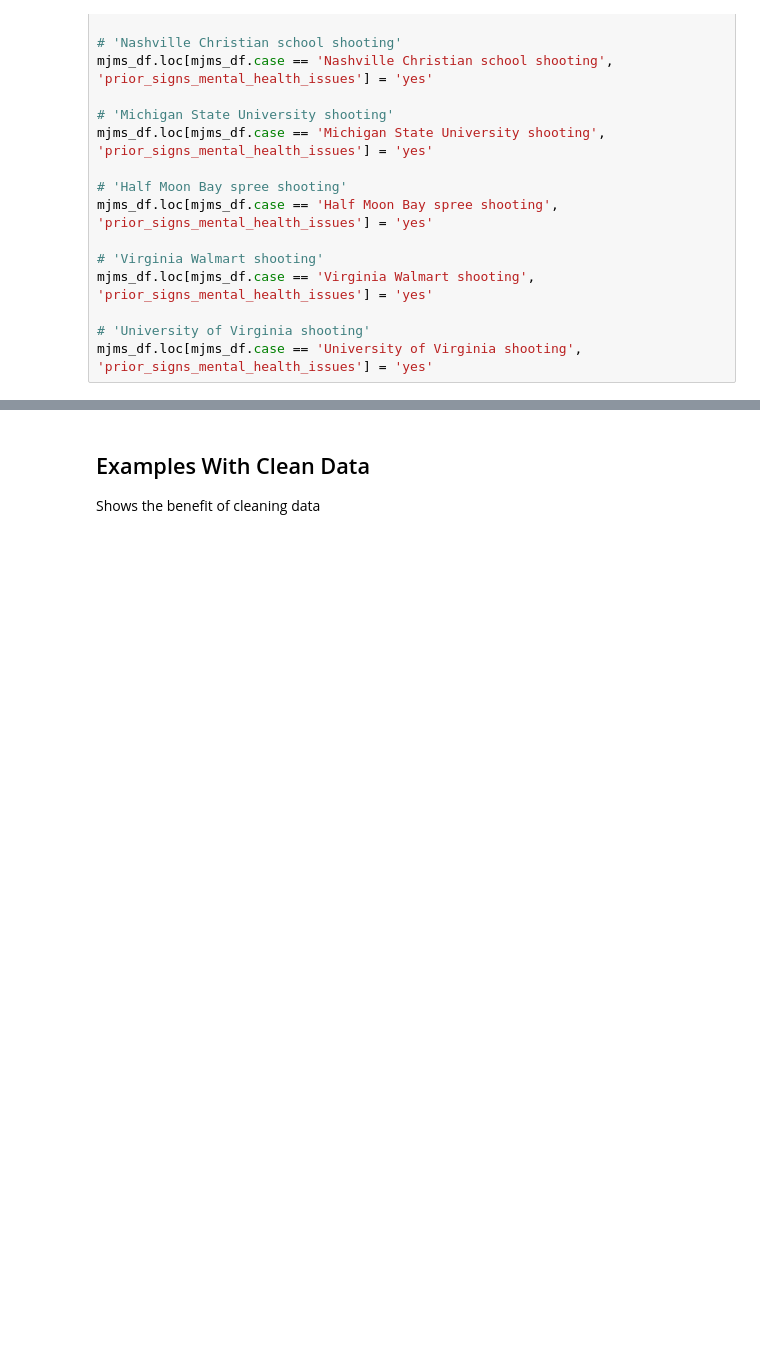
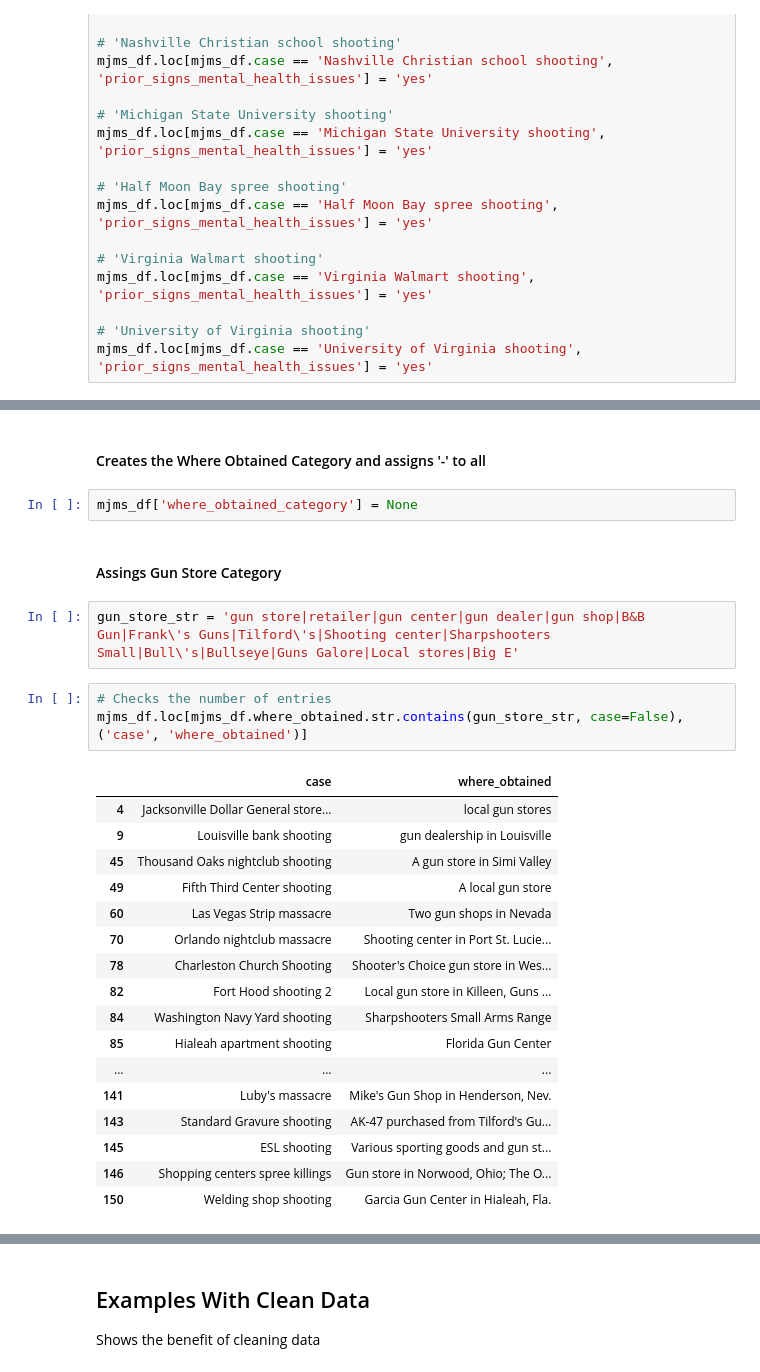
Before and after one commit to JA-Acosta/mj_mass_shootings, a Jupyter notebook: mjms_notebooks/mjms_data_notebook.ipynb, the cells around one changed output, grey strips where cells are left out. Drawn from its saved outputs; the diff is of its cells as text; blank space fills up the shorter version.

```diff
--- a/mjms_notebooks/mjms_data_notebook.ipynb
+++ b/mjms_notebooks/mjms_data_notebook.ipynb
@@ -484,0 +498,29 @@ array(['yes', '-', 'tbd', 'unclear', 'unknown', 'no'], dtype=object)
+# %% [markdown]
+#### Creates the Where Obtained Category and assigns '-' to all
+# %%
+mjms_df['where_obtained_category'] = None
+# %% [markdown]
+#### Assings Gun Store Category
+# %%
+gun_store_str = 'gun store|retailer|gun center|gun dealer|gun shop|B&B Gun|Frank\'s Guns|Tilford\'s|Shooting center|Sharpshooters Small|Bull\'s|Bullseye|Guns Galore|Local stores|Big E'
+# %%
+# Checks the number of entries
+mjms_df.loc[mjms_df.where_obtained.str.contains(gun_store_str, case=False), ('case', 'where_obtained')]
+# %% [output]
+|  | case | where_obtained |
+| 4 | Jacksonville Dollar General store... | local gun stores |
+| 9 | Louisville bank shooting | gun dealership in Louisville |
+| 45 | Thousand Oaks nightclub shooting | A gun store in Simi Valley |
+| 49 | Fifth Third Center shooting | A local gun store |
+| 60 | Las Vegas Strip massacre | Two gun shops in Nevada |
+| 70 | Orlando nightclub massacre | Shooting center in Port St. Lucie... |
+| 78 | Charleston Church Shooting | Shooter's Choice gun store in Wes... |
+| 82 | Fort Hood shooting 2 | Local gun store in Killeen, Guns ... |
+| 84 | Washington Navy Yard shooting | Sharpshooters Small Arms Range |
+| 85 | Hialeah apartment shooting | Florida Gun Center |
+| ... | ... | ... |
+| 141 | Luby's massacre | Mike's Gun Shop in Henderson, Nev. |
+| 143 | Standard Gravure shooting | AK-47 purchased from Tilford's Gu... |
+| 145 | ESL shooting | Various sporting goods and gun st... |
+| 146 | Shopping centers spree killings | Gun store in Norwood, Ohio; The O... |
+| 150 | Welding shop shooting | Garcia Gun Center in Hialeah, Fla. |
```
Also changed, not shown: parts of 48 cells of this notebook, 2 other files.
